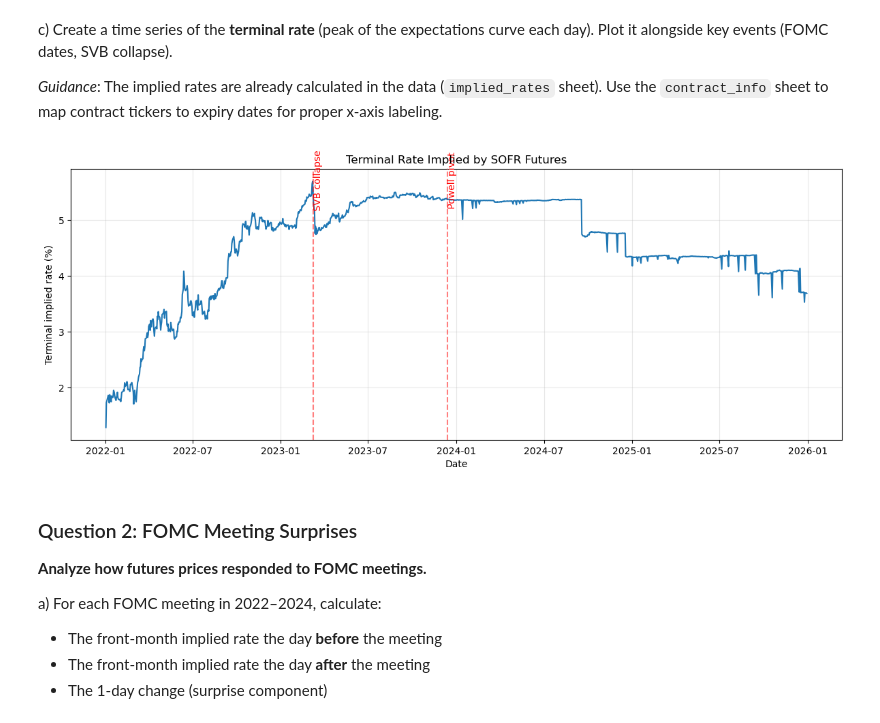
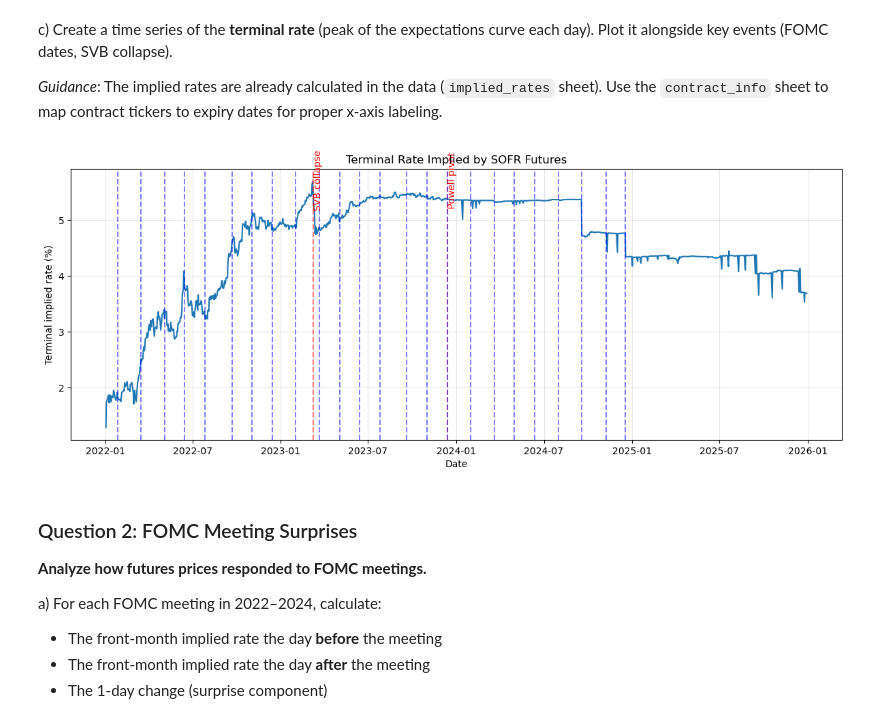
Before and after one commit to ayushbhupal/Fixed-Income-HW-Group-B, a Jupyter notebook: project/Final-P.2. SOFR Futures and Policy Expectations.ipynb, the cells around one changed output. Drawn from its saved outputs; the diff is of its cells as text; code cells hidden in the pictures.

```diff
--- a/project/Final-P.2. SOFR Futures and Policy Expectations.ipynb
+++ b/project/Final-P.2. SOFR Futures and Policy Expectations.ipynb
@@ -580,22 +580,27 @@ c) Create a time series of the **terminal rate** (peak of the expectations curve
 # %%
 term = terminal_rate_series()
 svb = pd.Timestamp("2023-03-10")
 powell_pivot = pd.Timestamp("2023-12-13")
+
+# Fed Meeting dates
+fomc_meetings = fomc_sample['date'].tolist()
 
 plt.figure(figsize=FIGSIZE)
 plt.plot(term.index, term.values, linewidth=1.5)
 plt.axvline(svb, linestyle="--", alpha=0.5, label="SVB collapse", color='red')
 plt.text(svb, term.max(), ' SVB collapse', rotation=90, verticalalignment='center', color='red')
 plt.axvline(powell_pivot, linestyle="--", alpha=0.5, label="Powell pivot", color='red')
 plt.text(powell_pivot, term.max(), ' Powell pivot', rotation=90, verticalalignment='center', color='red')
+for meeting in fomc_meetings:
+    plt.axvline(meeting, linestyle="--", alpha=0.2, label="FOMC meeting", color='blue')
 plt.title("Terminal Rate Implied by SOFR Futures")
 plt.xlabel("Date")
 plt.ylabel("Terminal implied rate (%)")
 plt.grid(True, alpha=0.3)
 plt.tight_layout()
 plt.show()
 # %% [output]
-[figure, old version]
+[figure, new version]
 # %% [markdown]
 ### Question 2: FOMC Meeting Surprises
 
```
